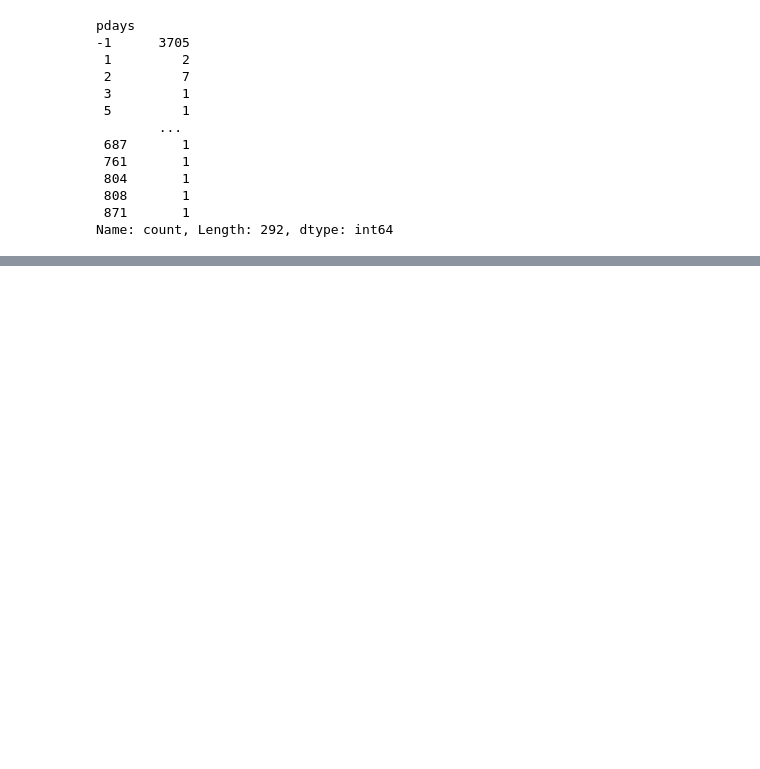
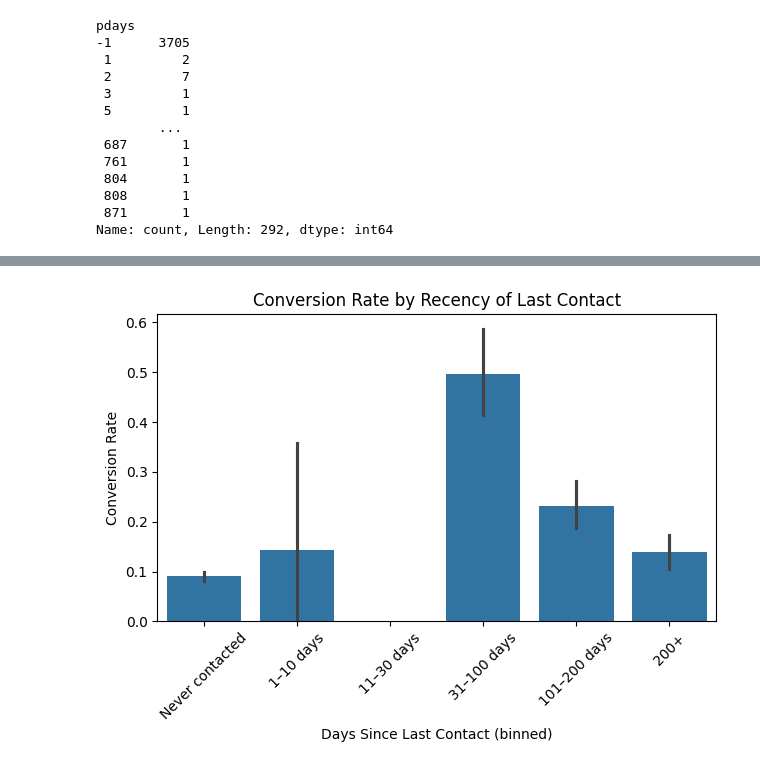
Before and after one commit to 45modeus/DI-Bootcamp, a Jupyter notebook: Week12/day1/hackaton.ipynb, the cells around one changed output, grey strips where cells are left out. Saved outputs shown, nothing was run; the diff lists cells and outputs as text; code cells hidden in the pictures; blank space fills up the shorter version.

```diff
--- a/Week12/day1/hackaton.ipynb
+++ b/Week12/day1/hackaton.ipynb
@@ -753,0 +757,25 @@ Name: count, Length: 292, dtype: int64
+# %%
+#average conversion of previous and pdays
+
+#convert y into 1(yes) and 0(no)
+df['converted'] = (df['y'] == 'yes').astype(int)
+
+
+#pdays bins
+df['pdays_bin'] = pd.cut(
+    df['pdays'],
+    bins=[-2, 0, 10, 30, 100, 200, float('inf')],
+    labels=['Never contacted', '1–10 days', '11–30 days', '31–100 days', '101–200 days', '200+']
+)
+
+df.groupby('pdays_bin')['converted'].mean()
+
+sns.barplot(data=df, x='pdays_bin', y='converted')
+plt.title('Conversion Rate by Recency of Last Contact')
+plt.ylabel('Conversion Rate')
+plt.xlabel('Days Since Last Contact (binned)')
+plt.xticks(rotation=45)
+plt.tight_layout()
+plt.show()
+# %% [output]
+[figure, added]
```
Also changed, not shown: parts of 17 cells of this notebook.
